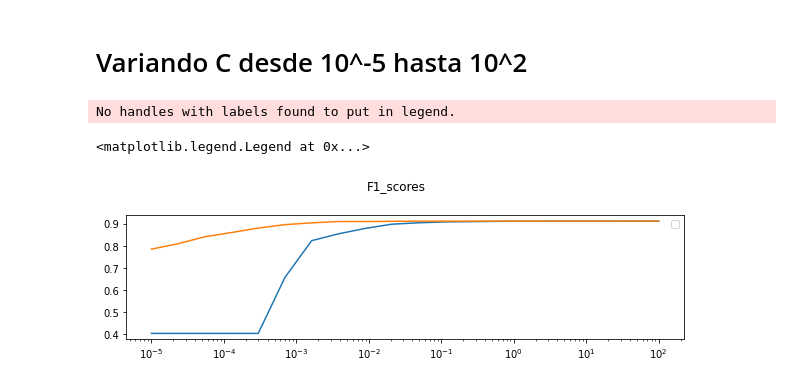
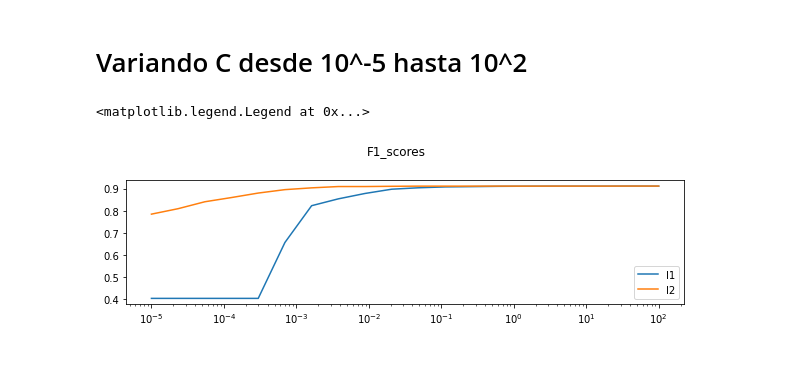
Before and after one commit to CristinaNavarrete/NavarreteCristina_Ejercicio25, a Jupyter notebook: regresión_logistica.ipynb, the cells around one changed output. Saved outputs shown, nothing was run; the diff lists cells and outputs as text; code cells hidden in the pictures.

```diff
--- a/regresión_logistica.ipynb
+++ b/regresión_logistica.ipynb
@@ -230,15 +230,14 @@ for i in range(n_puntos):
 # %%
 
 fig=plt.figure(figsize=(10, 5))
 
 ax = fig.add_subplot(2, 1, 1)
-ax.plot(C,F1_l1,label='')
-ax.plot(C,F1_l2)
+ax.plot(C,F1_l1,label='l1')
+ax.plot(C,F1_l2,label='l2')
 ax.set_xscale('log')
 plt.suptitle('F1_scores')
 plt.savefig('F1_scores')
 plt.legend()
 # %% [output]
-No handles with labels found to put in legend.
+<matplotlib.legend.Legend at 0x...>
-<matplotlib.legend.Legend at 0x...>
-[figure, old version]
+[figure, new version]
```
